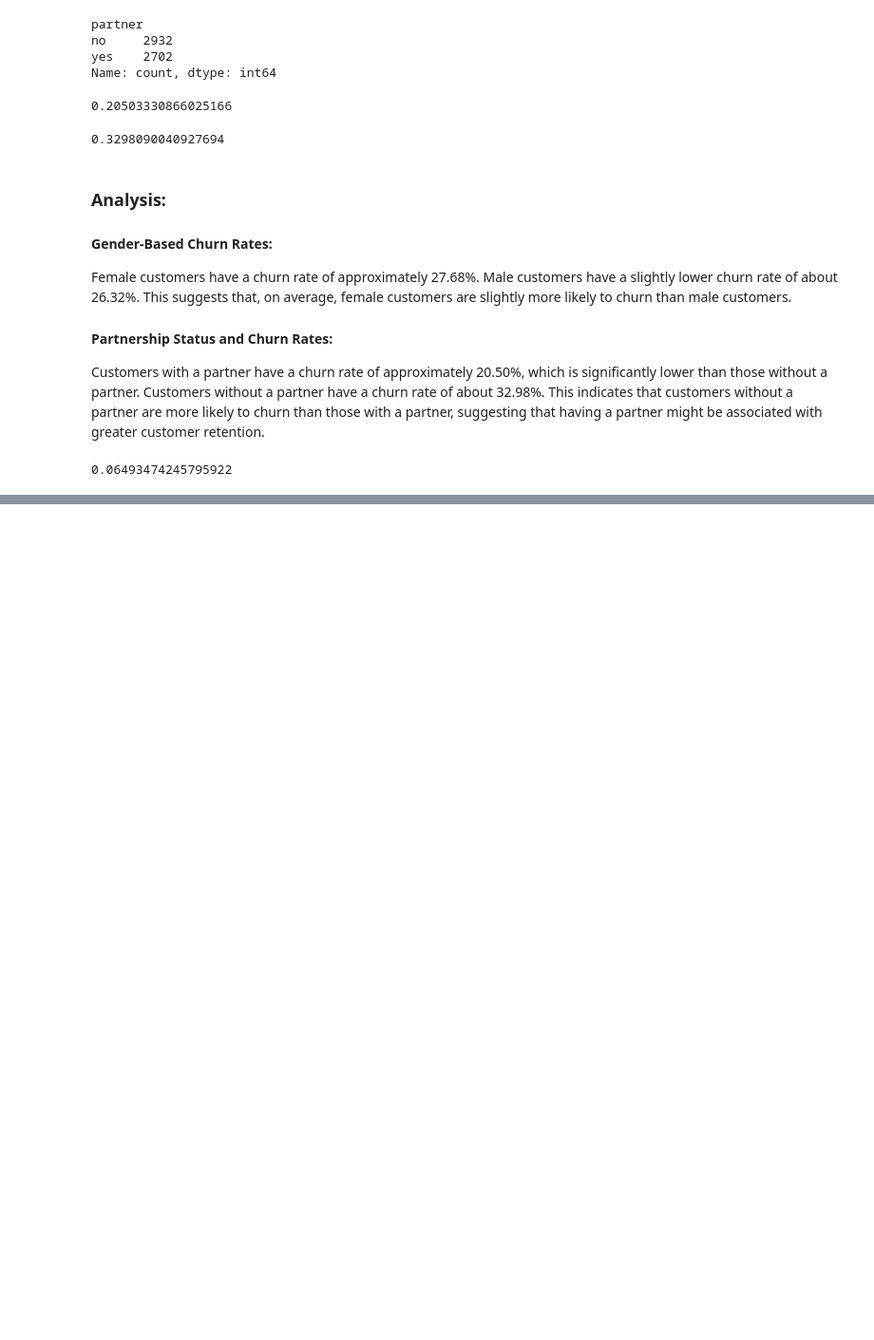
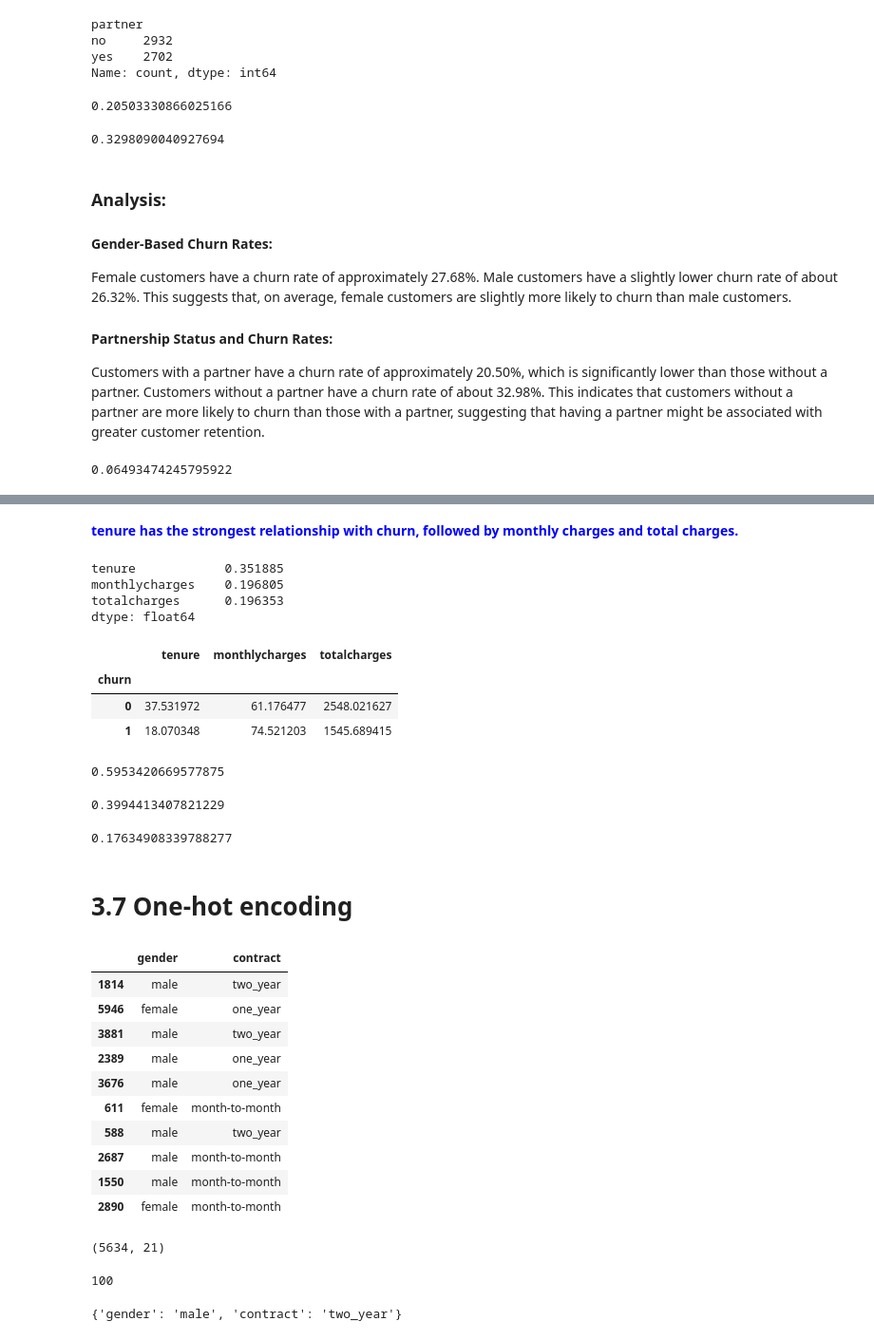
Before and after one commit to Elhamkhorasani/MLZoomCamp, a Jupyter notebook: ML_ZoomCamp_Projects/Churn Prediction_Project.ipynb, the cells around one changed output, grey strips where cells are left out. Shown at 95% size. Saved outputs shown, nothing was run; the diff lists cells and outputs as text; code cells hidden in the pictures; blank space fills up the shorter version.

```diff
--- a/ML_ZoomCamp_Projects/Churn Prediction_Project.ipynb
+++ b/ML_ZoomCamp_Projects/Churn Prediction_Project.ipynb
@@ -421,0 +586,30 @@ global_chrun_rate - churn_partner
+# %% [markdown]
+<span style="color:blue"> **tenure has the strongest relationship with churn, followed by monthly charges and total charges.**</span>
+# %%
+df_train_full[numerical].corrwith(df_train_full.churn).abs()
+# %% [output]
+tenure            0.351885
+monthlycharges    0.196805
+totalcharges      0.196353
+dtype: float64
+# %%
+df_train_full.groupby(by='churn')[numerical].mean()
+# %% [output]
+|  | tenure | monthlycharges | totalcharges |
+| churn |  |  |  |
+| 0 | 37.531972 | 61.176477 | 2548.021627 |
+| 1 | 18.070348 | 74.521203 | 1545.689415 |
+# %%
+df_train_full[df_train_full.tenure <= 2].churn.mean()
+# %% [output]
+0.5953420669577875
+# %%
+df_train_full[(df_train_full.tenure > 2) & (df_train_full.tenure <= 12)].churn.mean()
+# %% [output]
+0.3994413407821229
+# %%
+df_train_full[df_train_full.tenure >12].churn.mean()
+# %% [output]
+0.17634908339788277
+# %% [markdown]
+# **3.7 One-hot encoding**
@@ -421,0 +618,18 @@ global_chrun_rate - churn_partner
+# %%
+df_train_full[['gender', 'contract']].iloc[:10]
+# %% [output]
+|  | gender | contract |
+| 1814 | male | two_year |
+| 5946 | female | one_year |
+| 3881 | male | two_year |
+| 2389 | male | one_year |
+| 3676 | male | one_year |
+| 611 | female | month-to-month |
+| 588 | male | two_year |
+| 2687 | male | month-to-month |
+| 1550 | male | month-to-month |
+| 2890 | female | month-to-month |
+# %%
+df_train_full.shape
+# %% [output]
+(5634, 21)
@@ -421,0 +639,4 @@ global_chrun_rate - churn_partner
+# %%
+len(dicts)
+# %% [output]
+100
@@ -421,0 +647,4 @@ global_chrun_rate - churn_partner
+# %%
+dicts[0]
+# %% [output]
+{'gender': 'male', 'contract': 'two_year'}
```
Also changed, not shown: parts of 52 cells of this notebook.
